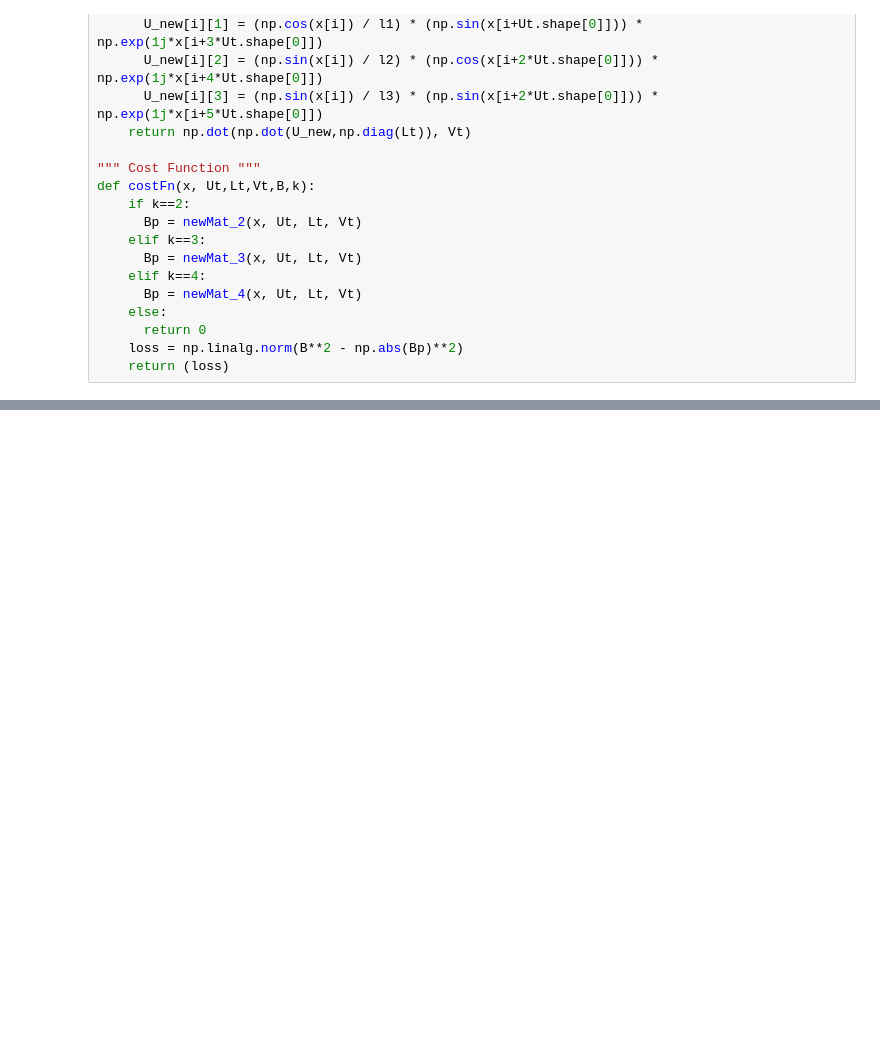
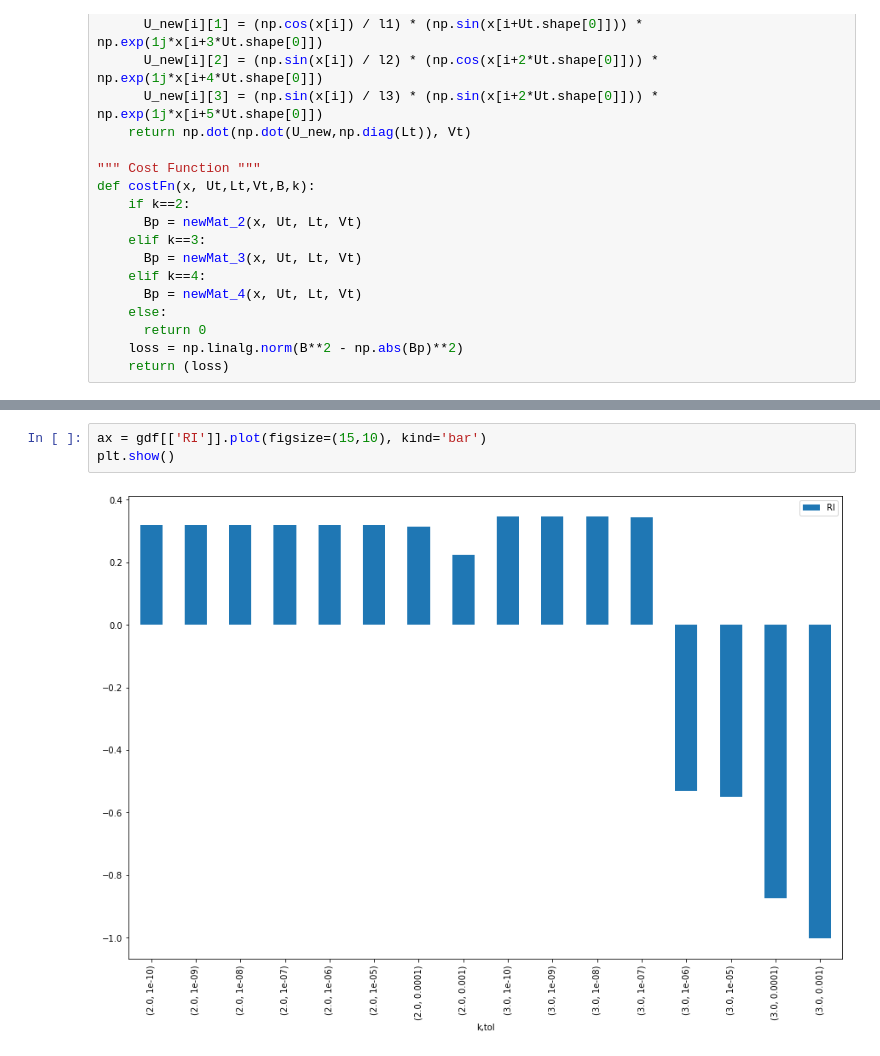
Before and after one commit to skozh/SVD, a Jupyter notebook: qsvd_toltest.ipynb, the cells around one changed output, grey strips where cells are left out. Drawn from its saved outputs; the diff is of its cells as text; blank space fills up the shorter version.

```diff
--- a/qsvd_toltest.ipynb
+++ b/qsvd_toltest.ipynb
@@ -152,0 +138,5 @@ plt.show()
+# %%
+ax = gdf[['RI']].plot(figsize=(15,10), kind='bar')
+plt.show()
+# %% [output]
+[figure, added]
```
Also changed, not shown: parts of 7 cells of this notebook, 1 other file.
